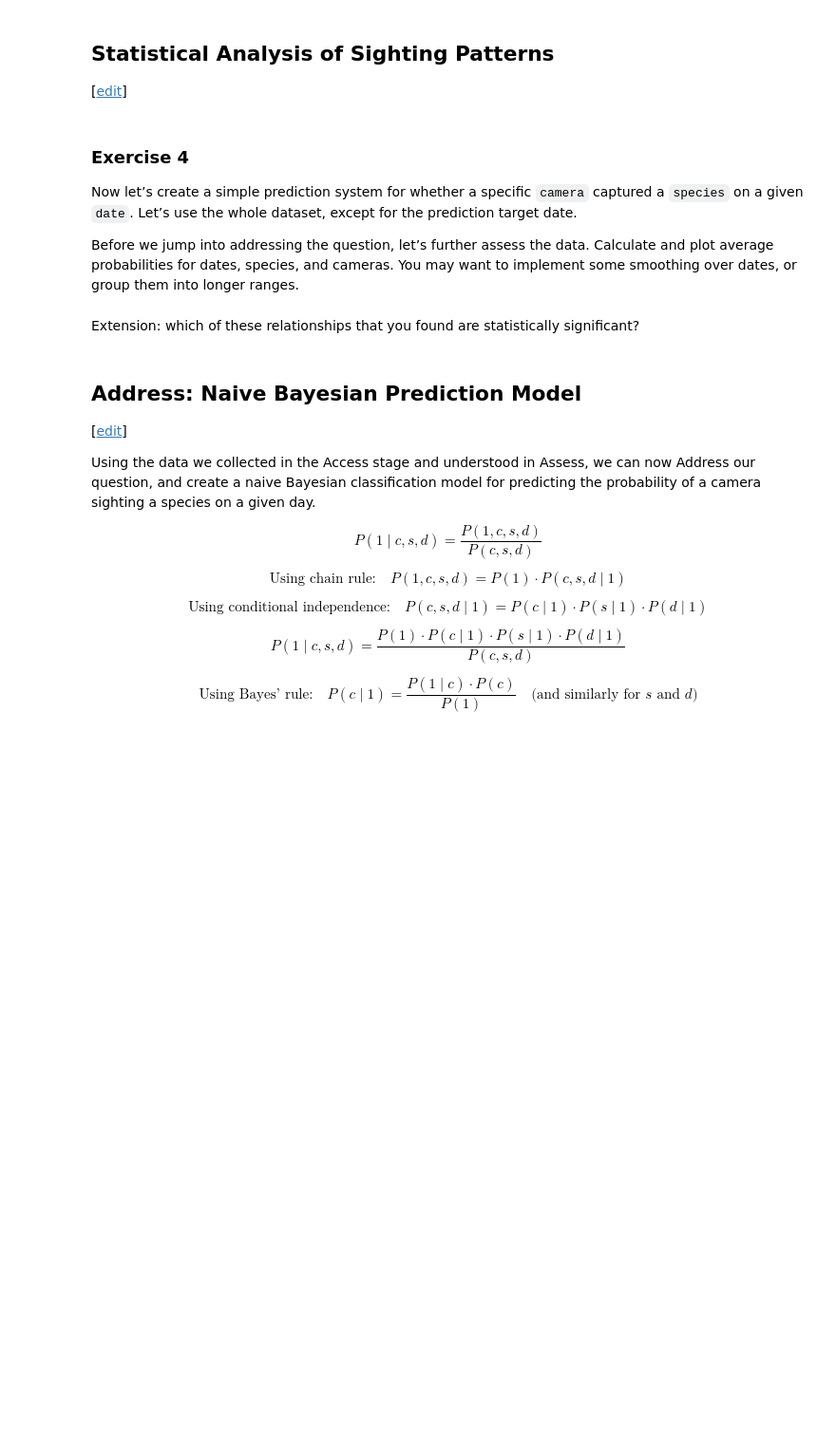
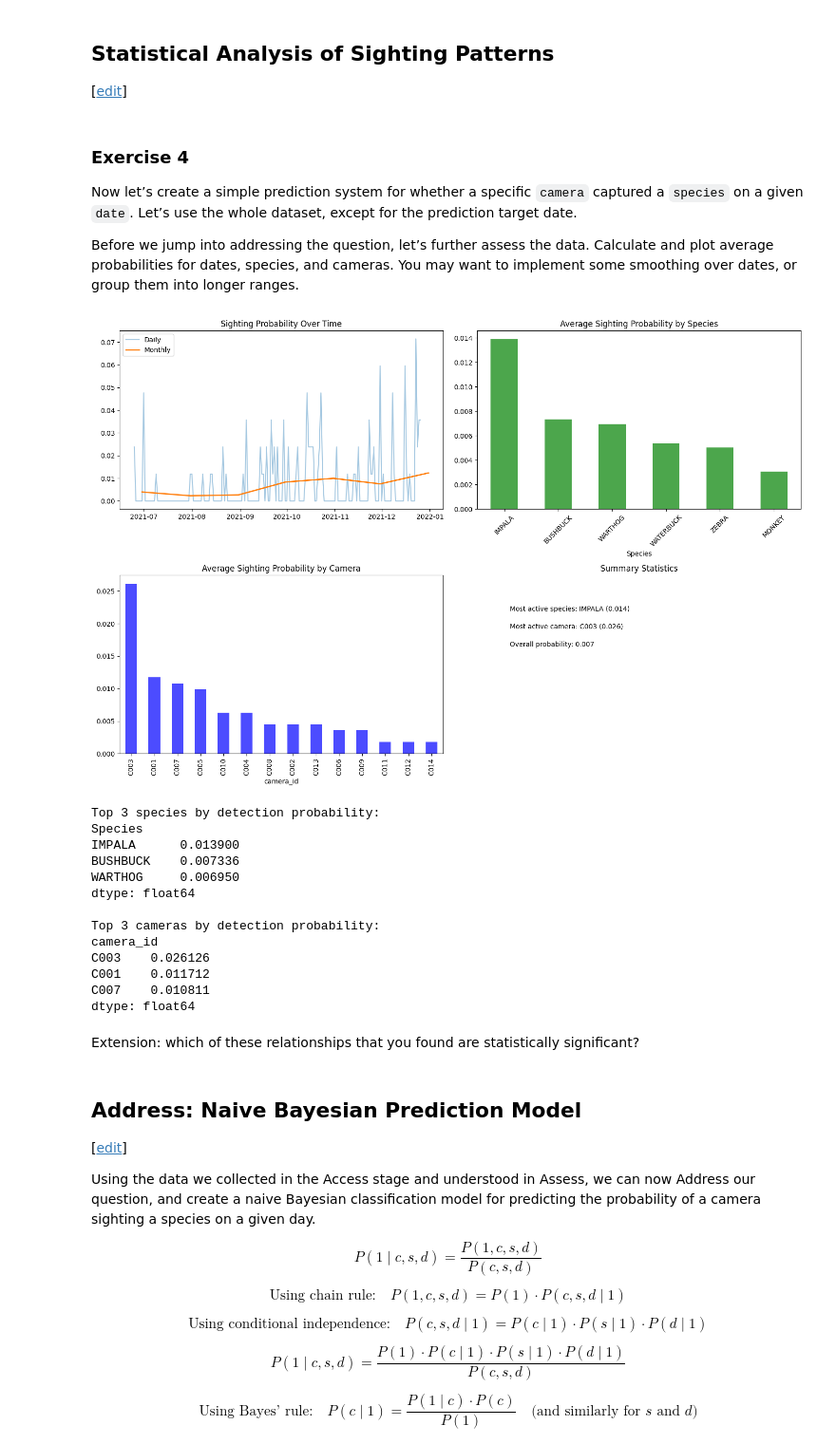
Before and after one commit to ChiriKamau/fynesse_mlfc, a Jupyter notebook: notebooks/03_dataset_joining_practical..ipynb, the cells around one changed output. Shown at 95% size. Saved outputs shown, nothing was run; the diff lists cells and outputs as text; code cells hidden in the pictures; blank space fills up the shorter version.

Commit message:
exercise 4 and 5

```diff
--- a/notebooks/03_dataset_joining_practical..ipynb
+++ b/notebooks/03_dataset_joining_practical..ipynb
@@ -140,7 +152,8 @@ You may want to deduplicate the coordinates before you plot!
 # Load the dataset
 df = pd.read_excel('camera_trap_dataset_annotation.xlsx')
 
-# Find coordinate columns automlat_col = lon_col = None
+# Find coordinate columns automatically
+lat_col = lon_col = None
 for col in df.columns:
     col_lower = col.lower()
     if 'latitude' in col_lower:
@@ -372,36 +434,72 @@ data. Calculate and plot average probabilities for dates, species, and
 cameras. You may want to implement some smoothing over dates, or group
 them into longer ranges.
 # %%
-# Write your answer to Exercise 4 here
+import matplotlib.pyplot as plt
 
+df = cleaned_daily.copy()
 
+# Ensure datetime index
 if not isinstance(df.index, (pd.DatetimeIndex, pd.PeriodIndex, pd.TimedeltaIndex)):
-        df = df.copy()
-        df.index = pd.to_datetime(df.index, errors="coerce")
+    df.index = pd.to_datetime(df.index, errors="coerce")
 df = df.sort_index()
 
-# raw daily mean across all (camera, species)
+# 1. Average by date (raw + smoothed)
 avg_by_date_raw = df.mean(axis=1)
+avg_by_date_smooth = avg_by_date_raw.resample("ME").mean()
 
+# 2. Average by species
+avg_by_species = df.mean(axis=0).groupby(level=1).mean().sort_values(ascending=False)
 
-# set and apply smooth frequency
-smooth_freq = "ME" # Monthly average, "YE" would be yearly
-avg_by_date_smooth = avg_by_date_raw.resample(smooth_freq).mean()
+# 3. Average by camera
+avg_by_camera = df.mean(axis=0).groupby(level=0).mean().sort_values(ascending=False)
 
-# plot raw + smoothed
-plt.figure(figsize=(12, 5))
-plt.plot(avg_by_date_raw.index, avg_by_date_raw.values, alpha=0.4, label="Daily (raw)")
-plt.plot(avg_by_date_smooth.index, avg_by_date_smooth.values, linewidth=2, label=f"Smoothed (Monthly Average)")
-plt.title("Average Sighting Probability Over Time")
-plt.xlabel("Date"); plt.ylabel("Probability"); plt.legend()
+# Plot all three
+fig, axes = plt.subplots(2, 2, figsize=(15, 10))
+
+# Date trends
+axes[0,0].plot(avg_by_date_raw.index, avg_by_date_raw.values, alpha=0.4, label="Daily")
+axes[0,0].plot(avg_by_date_smooth.index, avg_by_date_smooth.values, linewidth=2, label="Monthly")
+axes[0,0].set_title("Sighting Probability Over Time")
+axes[0,0].legend()
+
+# Species probabilities
+avg_by_species.plot(kind='bar', ax=axes[0,1], color='green', alpha=0.7)
+axes[0,1].set_title("Average Sighting Probability by Species")
+axes[0,1].tick_params(axis='x', rotation=45)
+
+# Camera probabilities
+avg_by_camera.plot(kind='bar', ax=axes[1,0], color='blue', alpha=0.7)
+axes[1,0].set_title("Average Sighting Probability by Camera")
+
+# Summary stats
+axes[1,1].text(0.1, 0.8, f"Most active species: {avg_by_species.index[0]} ({avg_by_species.iloc[0]:.3f})")
+axes[1,1].text(0.1, 0.7, f"Most active camera: {avg_by_camera.index[0]} ({avg_by_camera.iloc[0]:.3f})")
+axes[1,1].text(0.1, 0.6, f"Overall probability: {df.mean().mean():.3f}")
+axes[1,1].set_title("Summary Statistics")
+axes[1,1].axis('off')
+
+plt.tight_layout()
 plt.show()
 
-#Print these commands to help you understand what they do
-#print(binary_df.index)
-#print(binary_df.mean(axis=0))
-#print(binary_df.mean(axis=0).groupby(level=1).mean())
-
-#TODO Plot species and camera averages
+print("Top 3 species by detection probability:")
+print(avg_by_species.head(3))
+print("\nTop 3 cameras by detection probability:")
+print(avg_by_camera.head(3))
+# %% [output]
+[figure, added]
+Top 3 species by detection probability:
+Species
+IMPALA      0.013900
+BUSHBUCK    0.007336
+WARTHOG     0.006950
+dtype: float64
+
+Top 3 cameras by detection probability:
+camera_id
+C003    0.026126
+C001    0.011712
+C007    0.010811
+dtype: float64
 # %% [markdown]
 Extension: which of these relationships that you found are statistically
 significant?
```
Also changed, not shown: parts of 9 cells of this notebook.
